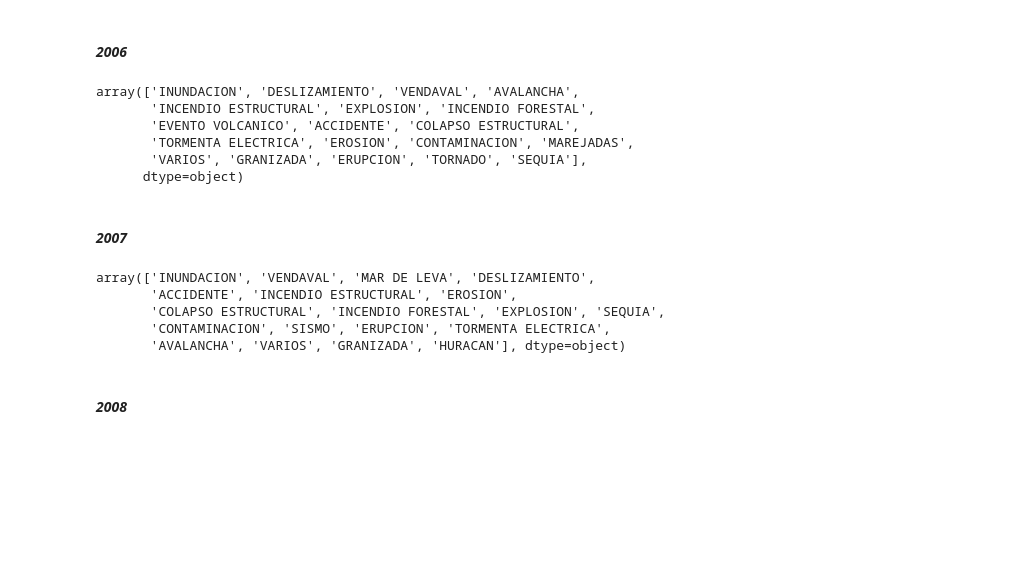
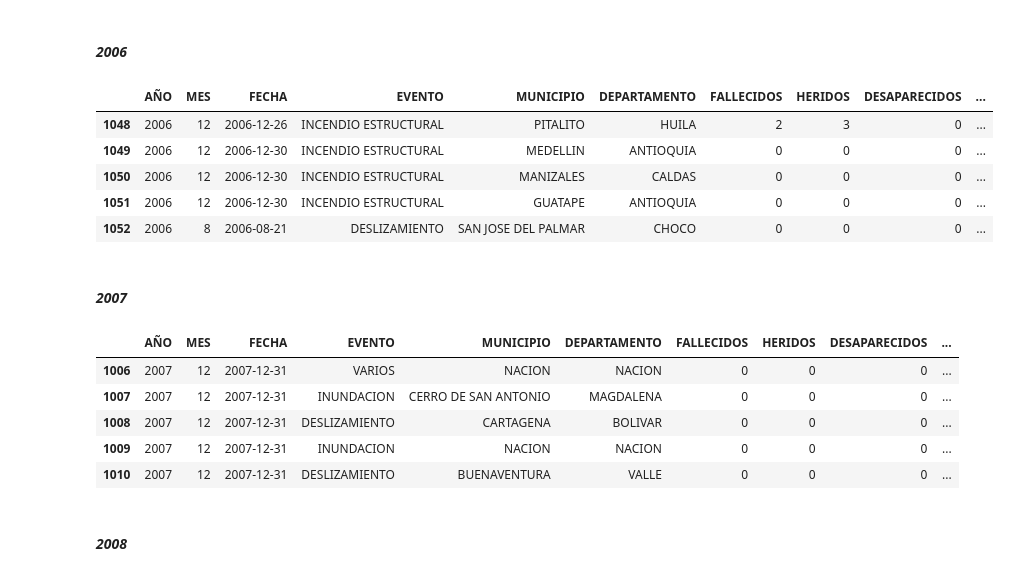
Before and after one commit to JuanRuizIng/Pacific-Data-Analytics, a Jupyter notebook: Emergencias/Notebooks/emergenciasExcel_limpieza.ipynb, the cells around one changed output. Cells and saved outputs as stored; diff of their text form; code cells hidden in the pictures; blank space fills up the shorter version.

```diff
--- a/Emergencias/Notebooks/emergenciasExcel_limpieza.ipynb
+++ b/Emergencias/Notebooks/emergenciasExcel_limpieza.ipynb
@@ -128,29 +130,30 @@ df_2005.tail()
 df_2006 = limpiar_datos_emergencias('../Excel (2003 - 2018, 2023)/EMERGENCIAS-2006.xls', 1053)
 # %%
 # df_2006.head()
-# df_2006.tail()
-df_2006["EVENTO"].unique()
+df_2006.tail()
+# df_2006["EVENTO"].unique()
 # %% [output]
-array(['INUNDACION', 'DESLIZAMIENTO', 'VENDAVAL', 'AVALANCHA',
-       'INCENDIO ESTRUCTURAL', 'EXPLOSION', 'INCENDIO FORESTAL',
-       'EVENTO VOLCANICO', 'ACCIDENTE', 'COLAPSO ESTRUCTURAL',
-       'TORMENTA ELECTRICA', 'EROSION', 'CONTAMINACION', 'MAREJADAS',
-       'VARIOS', 'GRANIZADA', 'ERUPCION', 'TORNADO', 'SEQUIA'],
-      dtype=object)
+|  | AÑO | MES | FECHA | EVENTO | MUNICIPIO | DEPARTAMENTO | FALLECIDOS | HERIDOS | DESAPARECIDOS | ... |
+| 1048 | 2006 | 12 | 2006-12-26 | INCENDIO ESTRUCTURAL | PITALITO | HUILA | 2 | 3 | 0 | ... |
+| 1049 | 2006 | 12 | 2006-12-30 | INCENDIO ESTRUCTURAL | MEDELLIN | ANTIOQUIA | 0 | 0 | 0 | ... |
+| 1050 | 2006 | 12 | 2006-12-30 | INCENDIO ESTRUCTURAL | MANIZALES | CALDAS | 0 | 0 | 0 | ... |
+| 1051 | 2006 | 12 | 2006-12-30 | INCENDIO ESTRUCTURAL | GUATAPE | ANTIOQUIA | 0 | 0 | 0 | ... |
+| 1052 | 2006 | 8 | 2006-08-21 | DESLIZAMIENTO | SAN JOSE DEL PALMAR | CHOCO | 0 | 0 | 0 | ... |
 # %% [markdown]
 #### ***2007***
 # %%
 df_2007 = limpiar_datos_emergencias('../Excel (2003 - 2018, 2023)/EMERGENCIAS-2007.xls', 1011)
 # %%
 # df_2007.head()
-# df_2007.tail()
-df_2007["EVENTO"].unique()
+df_2007.tail()
+# df_2007["EVENTO"].unique()
 # %% [output]
-array(['INUNDACION', 'VENDAVAL', 'MAR DE LEVA', 'DESLIZAMIENTO',
-       'ACCIDENTE', 'INCENDIO ESTRUCTURAL', 'EROSION',
-       'COLAPSO ESTRUCTURAL', 'INCENDIO FORESTAL', 'EXPLOSION', 'SEQUIA',
-       'CONTAMINACION', 'SISMO', 'ERUPCION', 'TORMENTA ELECTRICA',
-       'AVALANCHA', 'VARIOS', 'GRANIZADA', 'HURACAN'], dtype=object)
+|  | AÑO | MES | FECHA | EVENTO | MUNICIPIO | DEPARTAMENTO | FALLECIDOS | HERIDOS | DESAPARECIDOS | ... |
+| 1006 | 2007 | 12 | 2007-12-31 | VARIOS | NACION | NACION | 0 | 0 | 0 | ... |
+| 1007 | 2007 | 12 | 2007-12-31 | INUNDACION | CERRO DE SAN ANTONIO | MAGDALENA | 0 | 0 | 0 | ... |
+| 1008 | 2007 | 12 | 2007-12-31 | DESLIZAMIENTO | CARTAGENA | BOLIVAR | 0 | 0 | 0 | ... |
+| 1009 | 2007 | 12 | 2007-12-31 | INUNDACION | NACION | NACION | 0 | 0 | 0 | ... |
+| 1010 | 2007 | 12 | 2007-12-31 | DESLIZAMIENTO | BUENAVENTURA | VALLE | 0 | 0 | 0 | ... |
 # %% [markdown]
 #### ***2008***
 # %%
```
Also changed, not shown: parts of 12 cells of this notebook, 1 other file.
